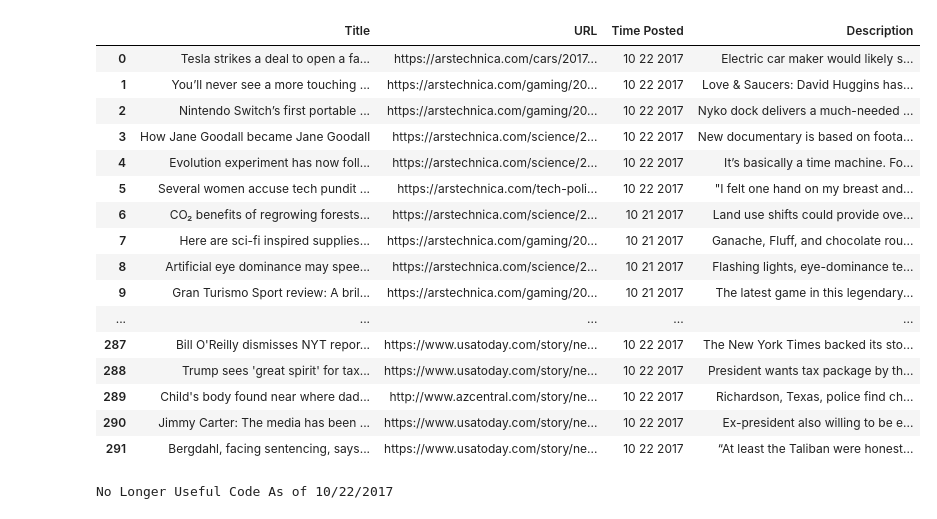
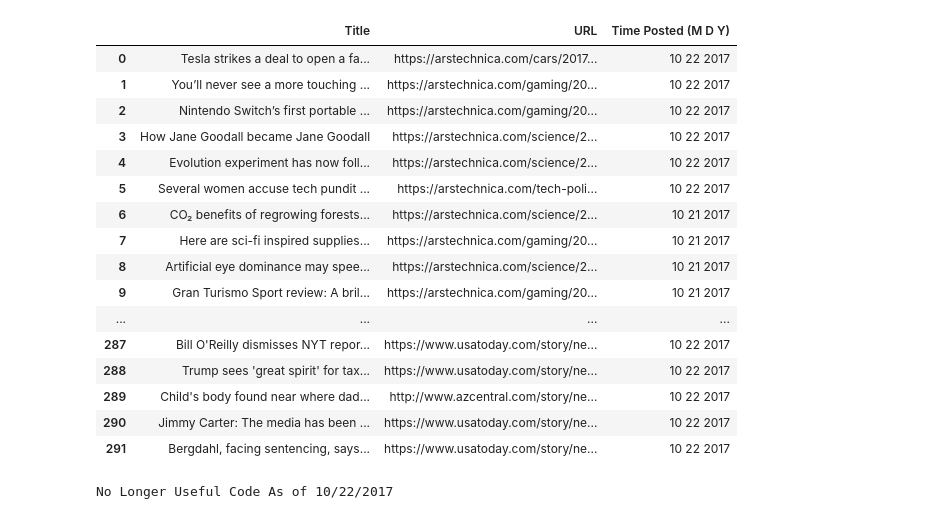
Before and after one commit to DarshJalan/ADSA_StockPrediction_NLP, a Jupyter notebook: Isaac/APItest.ipynb, the cells around one changed output. Drawn from its saved outputs; the diff is of its cells as text; code cells hidden in the pictures.

Commit message:
removed description from dataframe, sometimes returned bloated incorrect data

```diff
--- a/Isaac/APItest.ipynb
+++ b/Isaac/APItest.ipynb
@@ -16,12 +16,11 @@ articles_df = pd.DataFrame({
     'Title': (),
     'URL': (),
     'Time Posted (M D Y)': (),
-    'Description': ()
 })
 
 # Time Posted is yet to be formatted into readable year, month, and day formats
 
-articles_df = articles_df[['Title', 'URL', 'Time Posted (M D Y)', 'Description']]
+articles_df = articles_df[['Title', 'URL', 'Time Posted (M D Y)']]
 # %%
 # had to hard-code in the website ids because pulling sources by category seemed to not pull all sources.
 # all of these sources have the 'top' article category available.
@@ -34,37 +33,37 @@ websites = ['ars-technica', 'associated-press', 'bbc-news', 'business-insider-uk
 # %%
 for name in websites:
     top = news.get_by_top(source = name)
     for article in top.articles:
         if isinstance(article['publishedAt'], str):
             limitDate = article['publishedAt'][:10]
             newDate = limitDate.replace('-', ' ')
             time = datetime.strptime(newDate, '%Y %m %d')
             formatTime = time.strftime('%m %d %Y')
         else:
             time = None
-        gather = pd.Series([article['title'], article['url'], formatTime, article['description']],
-                            index=['Title', 'URL', 'Time Posted (M D Y)', 'Description'])
+        gather = pd.Series([article['title'], article['url'], formatTime],
+                            index=['Title', 'URL', 'Time Posted (M D Y)'])
         articles_df = articles_df.append(gather, ignore_index = True)
 
 articles_df
 # %% [output]
-|  | Title | URL | Time Posted | Description |
-| 0 | Tesla strikes a deal to open a fa... | https://arstechnica.com/cars/2017... | 10 22 2017 | Electric car maker would likely s... |
-| 1 | You’ll never see a more touching ... | https://arstechnica.com/gaming/20... | 10 22 2017 | Love & Saucers: David Huggins has... |
-| 2 | Nintendo Switch’s first portable ... | https://arstechnica.com/gaming/20... | 10 22 2017 | Nyko dock delivers a much-needed ... |
-| 3 | How Jane Goodall became Jane Goodall | https://arstechnica.com/science/2... | 10 22 2017 | New documentary is based on foota... |
-| 4 | Evolution experiment has now foll... | https://arstechnica.com/science/2... | 10 22 2017 | It’s basically a time machine. Fo... |
-| 5 | Several women accuse tech pundit ... | https://arstechnica.com/tech-poli... | 10 22 2017 | "I felt one hand on my breast and... |
-| 6 | CO₂ benefits of regrowing forests... | https://arstechnica.com/science/2... | 10 21 2017 | Land use shifts could provide ove... |
-| 7 | Here are sci-fi inspired supplies... | https://arstechnica.com/gaming/20... | 10 21 2017 | Ganache, Fluff, and chocolate rou... |
-| 8 | Artificial eye dominance may spee... | https://arstechnica.com/science/2... | 10 21 2017 | Flashing lights, eye-dominance te... |
-| 9 | Gran Turismo Sport review: A bril... | https://arstechnica.com/gaming/20... | 10 21 2017 | The latest game in this legendary... |
-| ... | ... | ... | ... | ... |
-| 287 | Bill O'Reilly dismisses NYT repor... | https://www.usatoday.com/story/ne... | 10 22 2017 | The New York Times backed its sto... |
-| 288 | Trump sees 'great spirit' for tax... | https://www.usatoday.com/story/ne... | 10 22 2017 | President wants tax package by th... |
-| 289 | Child's body found near where dad... | http://www.azcentral.com/story/ne... | 10 22 2017 | Richardson, Texas, police find ch... |
-| 290 | Jimmy Carter: The media has been ... | https://www.usatoday.com/story/ne... | 10 22 2017 | Ex-president also willing to be e... |
-| 291 | Bergdahl, facing sentencing, says... | https://www.usatoday.com/story/ne... | 10 22 2017 | “At least the Taliban were honest... |
+|  | Title | URL | Time Posted (M D Y) |
+| 0 | Tesla strikes a deal to open a fa... | https://arstechnica.com/cars/2017... | 10 22 2017 |
+| 1 | You’ll never see a more touching ... | https://arstechnica.com/gaming/20... | 10 22 2017 |
+| 2 | Nintendo Switch’s first portable ... | https://arstechnica.com/gaming/20... | 10 22 2017 |
+| 3 | How Jane Goodall became Jane Goodall | https://arstechnica.com/science/2... | 10 22 2017 |
+| 4 | Evolution experiment has now foll... | https://arstechnica.com/science/2... | 10 22 2017 |
+| 5 | Several women accuse tech pundit ... | https://arstechnica.com/tech-poli... | 10 22 2017 |
+| 6 | CO₂ benefits of regrowing forests... | https://arstechnica.com/science/2... | 10 21 2017 |
+| 7 | Here are sci-fi inspired supplies... | https://arstechnica.com/gaming/20... | 10 21 2017 |
+| 8 | Artificial eye dominance may spee... | https://arstechnica.com/science/2... | 10 21 2017 |
+| 9 | Gran Turismo Sport review: A bril... | https://arstechnica.com/gaming/20... | 10 21 2017 |
+| ... | ... | ... | ... |
+| 287 | Bill O'Reilly dismisses NYT repor... | https://www.usatoday.com/story/ne... | 10 22 2017 |
+| 288 | Trump sees 'great spirit' for tax... | https://www.usatoday.com/story/ne... | 10 22 2017 |
+| 289 | Child's body found near where dad... | http://www.azcentral.com/story/ne... | 10 22 2017 |
+| 290 | Jimmy Carter: The media has been ... | https://www.usatoday.com/story/ne... | 10 22 2017 |
+| 291 | Bergdahl, facing sentencing, says... | https://www.usatoday.com/story/ne... | 10 22 2017 |
 # %%
 # categories from which sources are to be pulled: technology, business, general and maybe politics/gaming
 # code currently pulls top articles, but if popular sort is available then popular articles should be pulled as well
```
